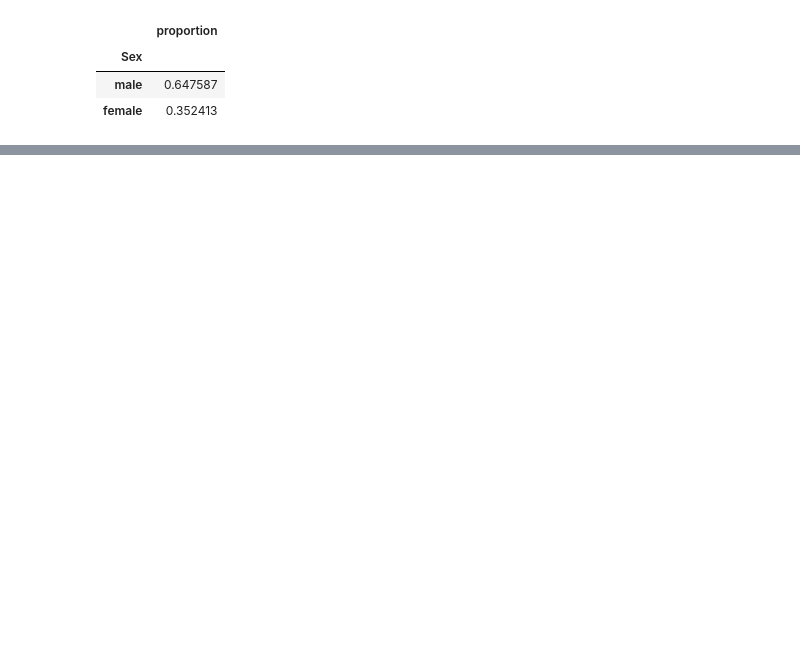
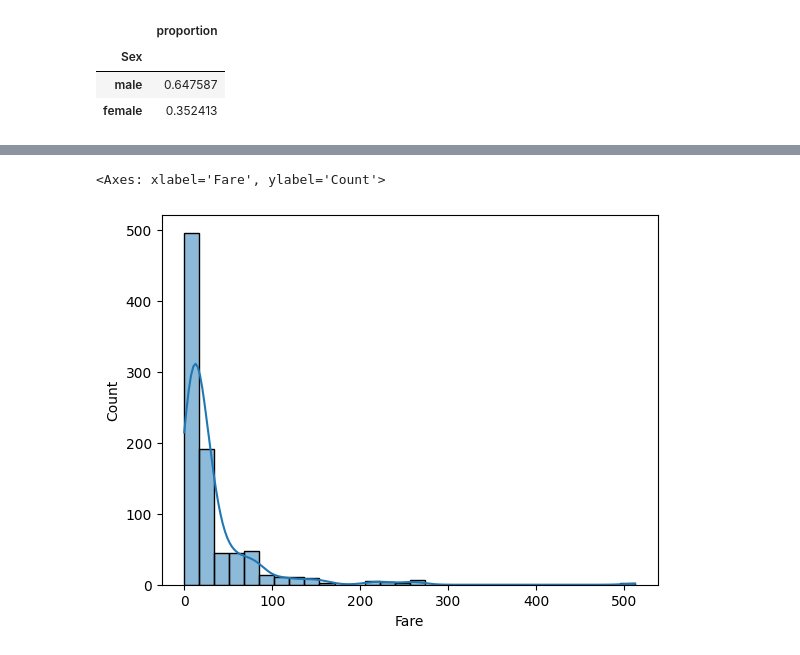
Before and after one commit to tuonglong1012/sgu25-khaiphadulieu, a Jupyter notebook: Challenge_1.ipynb, the cells around one changed output, grey strips where cells are left out. Saved outputs shown, nothing was run; the diff lists cells and outputs as text; code cells hidden in the pictures; blank space fills up the shorter version.

```diff
--- a/Challenge_1.ipynb
+++ b/Challenge_1.ipynb
@@ -148,0 +269,5 @@ plt.tight_layout()
+# %%
+sns.histplot(x='Fare', data=train_df, bins = 30, kde=True)
+# %% [output]
+<Axes: xlabel='Fare', ylabel='Count'>
+[figure, added]
```
Also changed, not shown: parts of 34 cells of this notebook.
